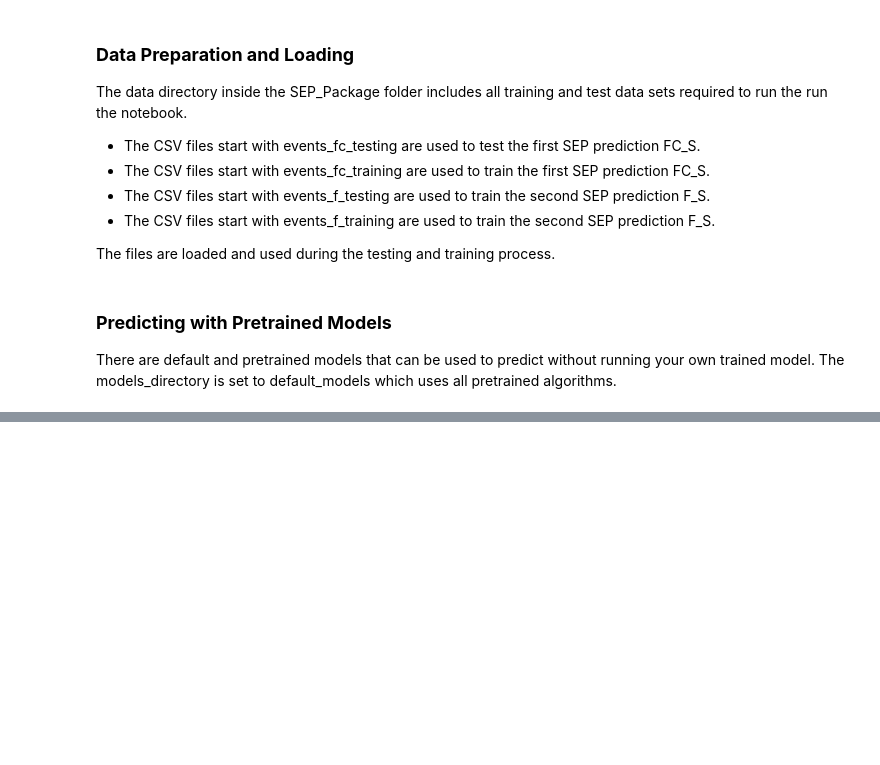
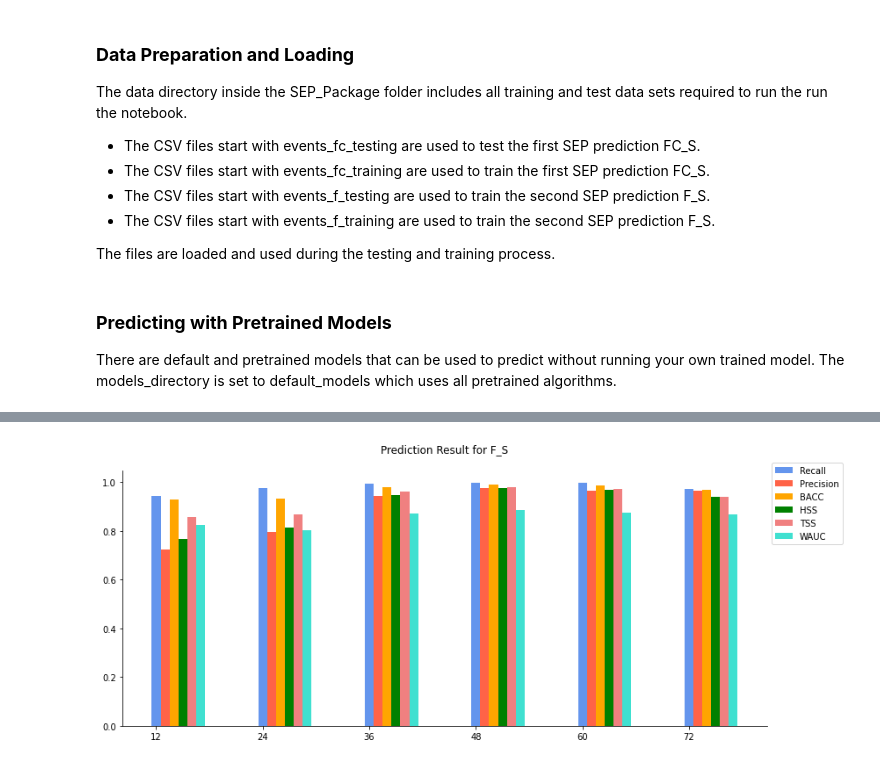
Before and after one commit to ccsc-tools/SEP-prediction, a Jupyter notebook: YA_01_PredictingSEPUsingBiLSTM.ipynb, the cells around one changed output, grey strips where cells are left out. Saved outputs shown, nothing was run; the diff lists cells and outputs as text; code cells hidden in the pictures; blank space fills up the shorter version.

```diff
--- a/YA_01_PredictingSEPUsingBiLSTM.ipynb
+++ b/YA_01_PredictingSEPUsingBiLSTM.ipynb
@@ -514,0 +316,6 @@ Bidirectional LSTM Network<br>
+# %%
+#Plotting results metrics for F_S
+from SEP_utils import plot_result_metrics
+plot_result_metrics('F_S',result_dir='default_results')
+# %% [output]
+[figure, added]
```
Also changed, not shown: parts of 47 cells of this notebook, 59 other files.
